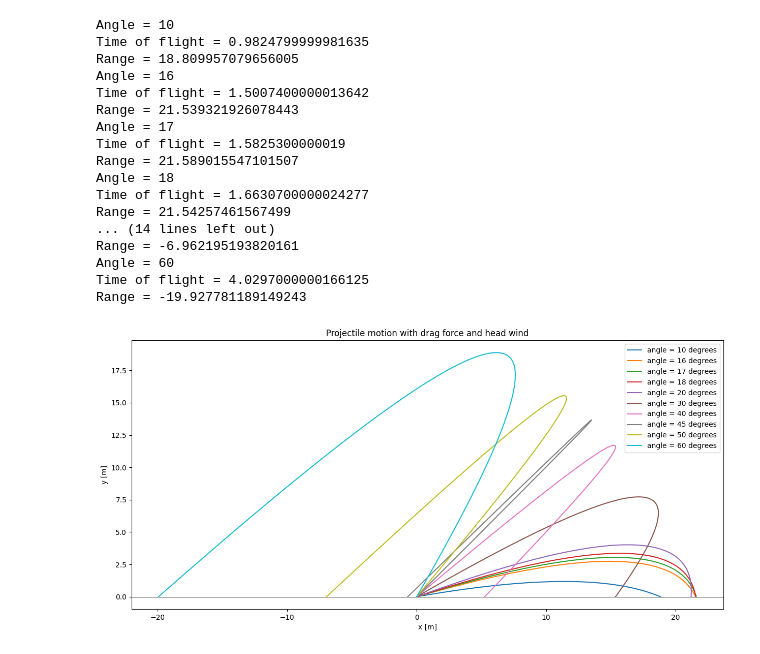
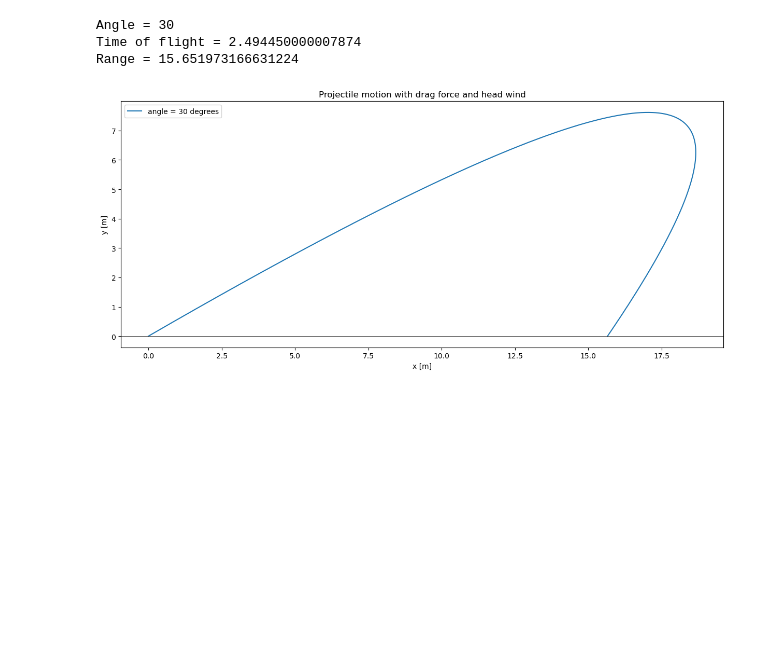
Before and after one commit to brash99/phys340, a Jupyter notebook: JupyterNotebooks/PartI_Vectors/projectile.ipynb, the cells around one changed output. Saved outputs shown, nothing was run; the diff lists cells and outputs as text; code cells hidden in the pictures; blank space fills up the shorter version.

```diff
--- a/JupyterNotebooks/PartI_Vectors/projectile.ipynb
+++ b/JupyterNotebooks/PartI_Vectors/projectile.ipynb
@@ -8,7 +92,9 @@ import matplotlib.pyplot as plt
 dt = 0.00001
 npts = 500000
 
-angles = [10, 16, 17, 18, 20, 30, 40, 45, 50, 60]
+angles = [30]
+
+#angles = [10, 16, 17, 18, 20, 30, 44.437, 50, 60]
 #angles = [16.8, 16.9, 17.0, 17.1, 17.2]
 #angles = [44.42, 44.43, 44.437, 44.44, 44.45]
 #angles = np.linspace(16.8,17.2,10)
@@ -21,7 +107,9 @@ for i in range(len(angles)):
     mass = 1.0
     angle =angles[i]*np.pi/180.0
     v0 = 30.0
-    g = 9.80524
+    g = 10.0
+    v_wind = 20.0
+    k = 0.5
 
     # Initialize the arrays
     time = np.zeros(npts)
@@ -35,8 +123,8 @@ for i in range(len(angles)):
     # Define the acceleration function
     def a(vx, vy):
         global g
-        ax = -10.0 - 0.5*vx
-        ay = -g - 0.5*vy
+        ax = -k/mass*v_wind - k/mass*vx
+        ay = -g - k/mass*vy
         return ax, ay
 
     # Set the initial conditions
@@ -61,48 +149,34 @@ for i in range(len(angles)):
         # update velocity
         vx[t] = vx[t-1] + ax[t-1]*dt
         vy[t] = vy[t-1] + ay[t-1]*dt
 
         # update acceleration
         ax[t], ay[t] = a(vx[t], vy[t])
 
         # check if the projectile hits the ground
         if y[t] < 0.0:
             print('Angle =', angles[i])
             print('Time of flight =', time[t])
             print('Range =', x[t])
             break
 
     # Plot the results
 
     axis.plot(x[:t], y[:t], label='angle = '+str(angles[i])+' degrees')
     axis.set_aspect('equal')
     axis.set_xlabel('x [m]')
     axis.set_ylabel('y [m]')
     axis.set_title('Projectile motion with drag force and head wind')
 
     # draw horizontal line (ground)
     axis.axhline(0, color='black', lw=0.5)
 
 axis.legend()
 #axis.set_xlim(21.585,21.590)
 #axis.set_ylim(0,0.02)
 plt.show()
 # %% [output]
-Angle = 10
-Time of flight = 0.9824799999981635
-Range = 18.809957079656005
-Angle = 16
-Time of flight = 1.5007400000013642
-Range = 21.539321926078443
-Angle = 17
-Time of flight = 1.5825300000019
-Range = 21.589015547101507
-Angle = 18
-Time of flight = 1.6630700000024277
-Range = 21.54257461567499
-... (14 lines left out)
-Range = -6.962195193820161
-Angle = 60
-Time of flight = 4.0297000000166125
-Range = -19.927781189149243
+Angle = 30
+Time of flight = 2.494450000007874
+Range = 15.651973166631224
-[figure, old version]
+[figure, new version]
```
Also changed, not shown: parts of 1 cell of this notebook.
